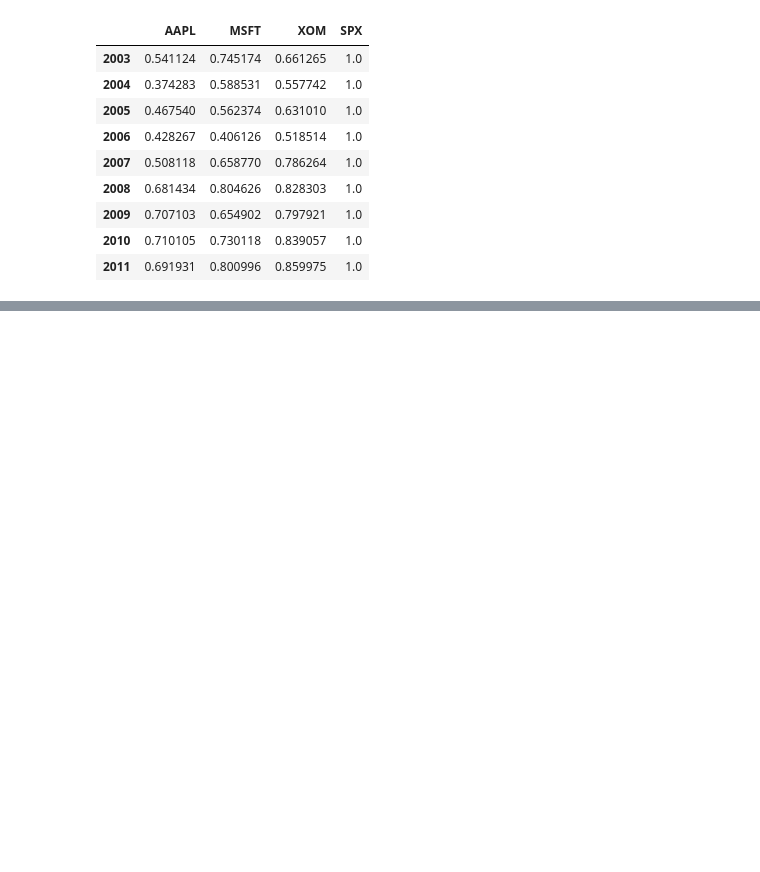
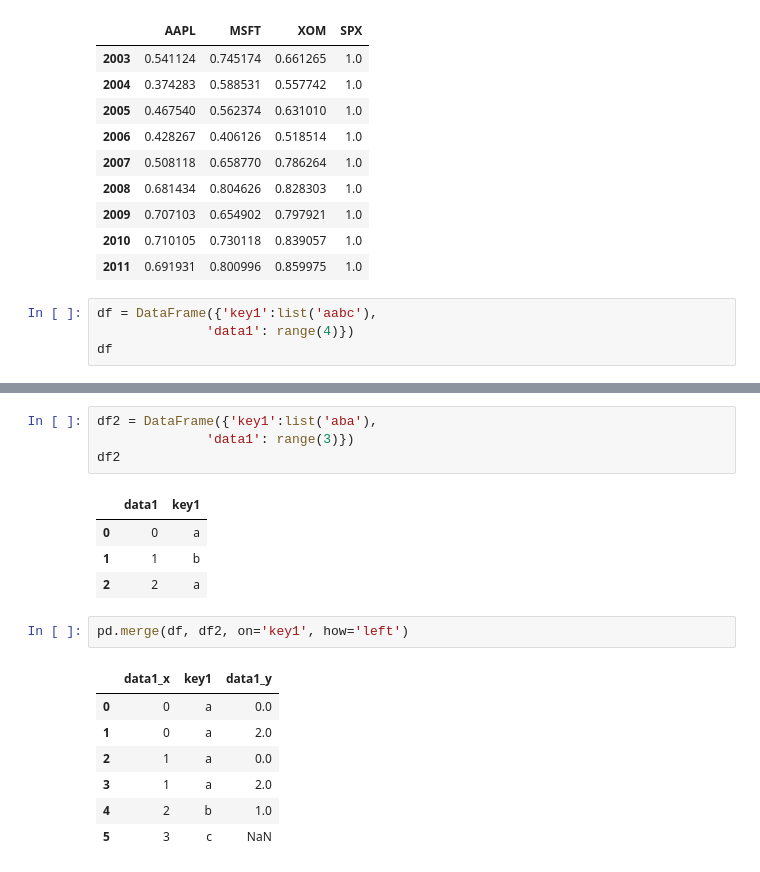
Before and after one commit to jt120/start-ml, a Jupyter notebook: pydata/chp09_group.ipynb, the cells around one changed output, grey strips where cells are left out. Cells and saved outputs as stored; diff of their text form; blank space fills up the shorter version.

```diff
--- a/pydata/chp09_group.ipynb
+++ b/pydata/chp09_group.ipynb
@@ -84,3 +84,7 @@ by_year.apply(spx_corr)
 | 2009 | 0.707103 | 0.654902 | 0.797921 | 1.0 |
 | 2010 | 0.710105 | 0.730118 | 0.839057 | 1.0 |
 | 2011 | 0.691931 | 0.800996 | 0.859975 | 1.0 |
+# %%
+df = DataFrame({'key1':list('aabc'),
+              'data1': range(4)})
+df
@@ -86,0 +104,19 @@ by_year.apply(spx_corr)
+# %%
+df2 = DataFrame({'key1':list('aba'),
+              'data1': range(3)})
+df2
+# %% [output]
+|  | data1 | key1 |
+| 0 | 0 | a |
+| 1 | 1 | b |
+| 2 | 2 | a |
+# %%
+pd.merge(df, df2, on='key1', how='left')
+# %% [output]
+|  | data1_x | key1 | data1_y |
+| 0 | 0 | a | 0.0 |
+| 1 | 0 | a | 2.0 |
+| 2 | 1 | a | 0.0 |
+| 3 | 1 | a | 2.0 |
+| 4 | 2 | b | 1.0 |
+| 5 | 3 | c | NaN |
```
Also changed, not shown: parts of 5 cells of this notebook, 13 other files.
